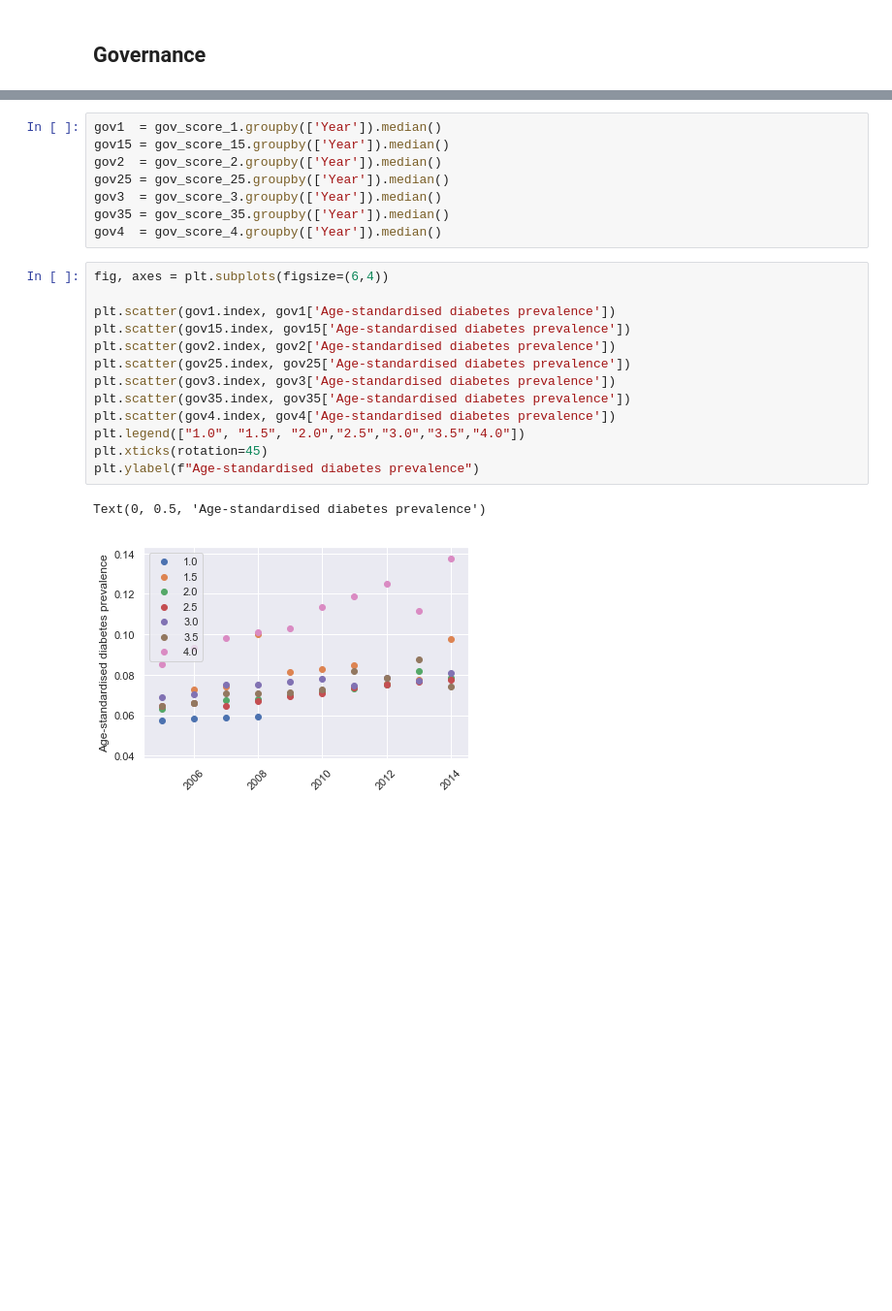
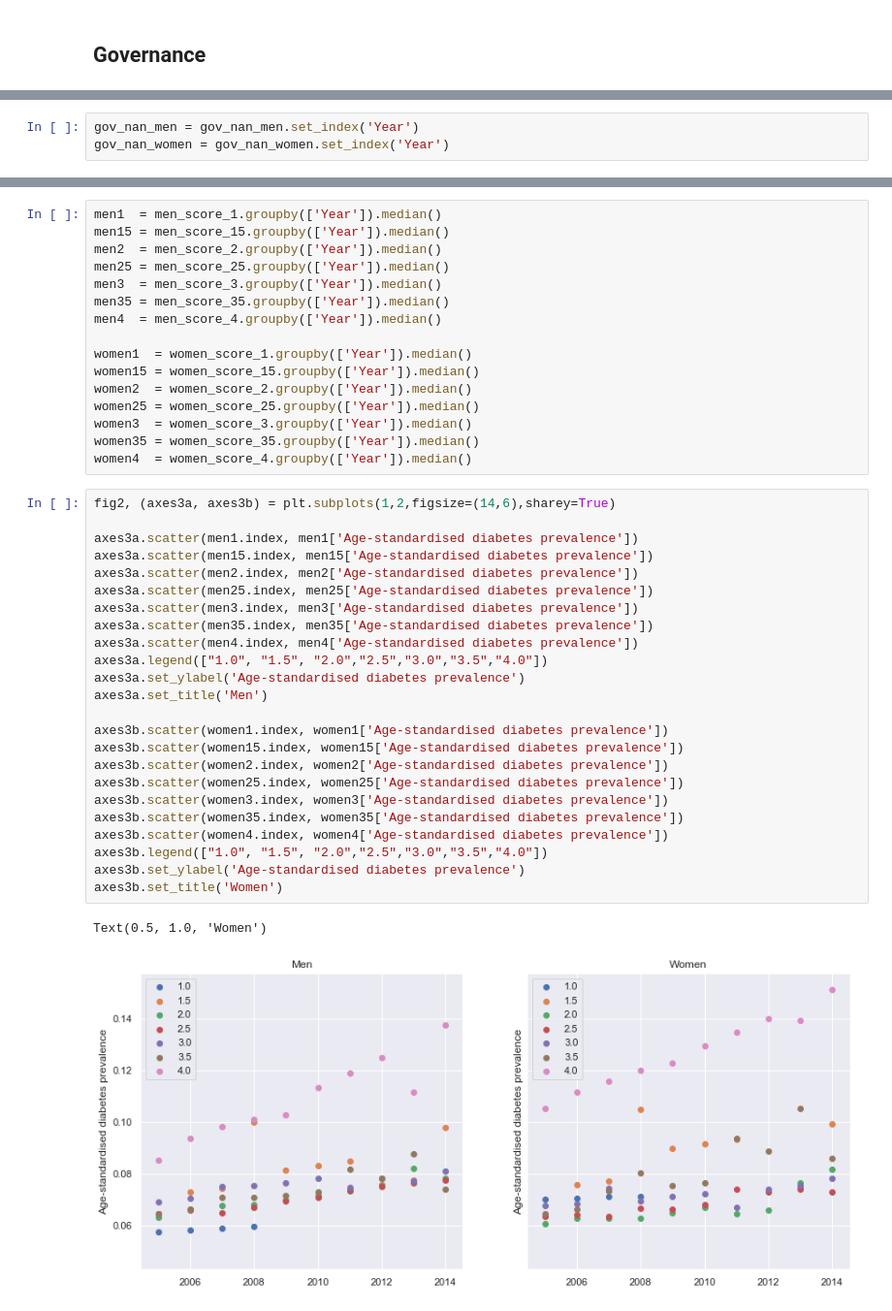
Before and after one commit to amateola7/Project-1-group4, a Jupyter notebook: ProjectOne_GroupFour_DataAnalysis.ipynb, the cells around one changed output, grey strips where cells are left out. Shown at 97% size. Drawn from its saved outputs; the diff is of its cells as text; blank space fills up the shorter version.

Commit message:
Added data and graphs for women and men

```diff
--- a/ProjectOne_GroupFour_DataAnalysis.ipynb
+++ b/ProjectOne_GroupFour_DataAnalysis.ipynb
@@ -176 +203,4 @@ gov_nan_data = gov_nan_data.set_index('Year')
+# %%
+gov_nan_men = gov_nan_men.set_index('Year')
+gov_nan_women = gov_nan_women.set_index('Year')
 # %%
@@ -184,24 +222,43 @@ gov_score_4 = gov_nan_data.groupby(['IQ.CPA.PROP.XQ']).get_group('4.0')
-# %%
-gov1  = gov_score_1.groupby(['Year']).median()
-gov15 = gov_score_15.groupby(['Year']).median()
-gov2  = gov_score_2.groupby(['Year']).median()
-gov25 = gov_score_25.groupby(['Year']).median()
-gov3  = gov_score_3.groupby(['Year']).median()
-gov35 = gov_score_35.groupby(['Year']).median()
-gov4  = gov_score_4.groupby(['Year']).median()
+# %%
+men1  = men_score_1.groupby(['Year']).median()
+men15 = men_score_15.groupby(['Year']).median()
+men2  = men_score_2.groupby(['Year']).median()
+men25 = men_score_25.groupby(['Year']).median()
+men3  = men_score_3.groupby(['Year']).median()
+men35 = men_score_35.groupby(['Year']).median()
+men4  = men_score_4.groupby(['Year']).median()
+
+women1  = women_score_1.groupby(['Year']).median()
+women15 = women_score_15.groupby(['Year']).median()
+women2  = women_score_2.groupby(['Year']).median()
+women25 = women_score_25.groupby(['Year']).median()
+women3  = women_score_3.groupby(['Year']).median()
+women35 = women_score_35.groupby(['Year']).median()
+women4  = women_score_4.groupby(['Year']).median()
 # %%
-fig, axes = plt.subplots(figsize=(6,4))
+fig2, (axes3a, axes3b) = plt.subplots(1,2,figsize=(14,6),sharey=True)
 
-plt.scatter(gov1.index, gov1['Age-standardised diabetes prevalence'])
-plt.scatter(gov15.index, gov15['Age-standardised diabetes prevalence'])
-plt.scatter(gov2.index, gov2['Age-standardised diabetes prevalence'])
-plt.scatter(gov25.index, gov25['Age-standardised diabetes prevalence'])
-plt.scatter(gov3.index, gov3['Age-standardised diabetes prevalence'])
-plt.scatter(gov35.index, gov35['Age-standardised diabetes prevalence'])
-plt.scatter(gov4.index, gov4['Age-standardised diabetes prevalence'])
-plt.legend(["1.0", "1.5", "2.0","2.5","3.0","3.5","4.0"])
-plt.xticks(rotation=45)
-plt.ylabel(f"Age-standardised diabetes prevalence")
+axes3a.scatter(men1.index, men1['Age-standardised diabetes prevalence'])
+axes3a.scatter(men15.index, men15['Age-standardised diabetes prevalence'])
+axes3a.scatter(men2.index, men2['Age-standardised diabetes prevalence'])
+axes3a.scatter(men25.index, men25['Age-standardised diabetes prevalence'])
+axes3a.scatter(men3.index, men3['Age-standardised diabetes prevalence'])
+axes3a.scatter(men35.index, men35['Age-standardised diabetes prevalence'])
+axes3a.scatter(men4.index, men4['Age-standardised diabetes prevalence'])
+axes3a.legend(["1.0", "1.5", "2.0","2.5","3.0","3.5","4.0"])
+axes3a.set_ylabel('Age-standardised diabetes prevalence')
+axes3a.set_title('Men')
+
+axes3b.scatter(women1.index, women1['Age-standardised diabetes prevalence'])
+axes3b.scatter(women15.index, women15['Age-standardised diabetes prevalence'])
+axes3b.scatter(women2.index, women2['Age-standardised diabetes prevalence'])
+axes3b.scatter(women25.index, women25['Age-standardised diabetes prevalence'])
+axes3b.scatter(women3.index, women3['Age-standardised diabetes prevalence'])
+axes3b.scatter(women35.index, women35['Age-standardised diabetes prevalence'])
+axes3b.scatter(women4.index, women4['Age-standardised diabetes prevalence'])
+axes3b.legend(["1.0", "1.5", "2.0","2.5","3.0","3.5","4.0"])
+axes3b.set_ylabel('Age-standardised diabetes prevalence')
+axes3b.set_title('Women')
 # %% [output]
-Text(0, 0.5, 'Age-standardised diabetes prevalence')
+Text(0.5, 1.0, 'Women')
-[figure, old version]
+[figure, new version]
```
Also changed, not shown: parts of 43 cells of this notebook, 3 other files.
